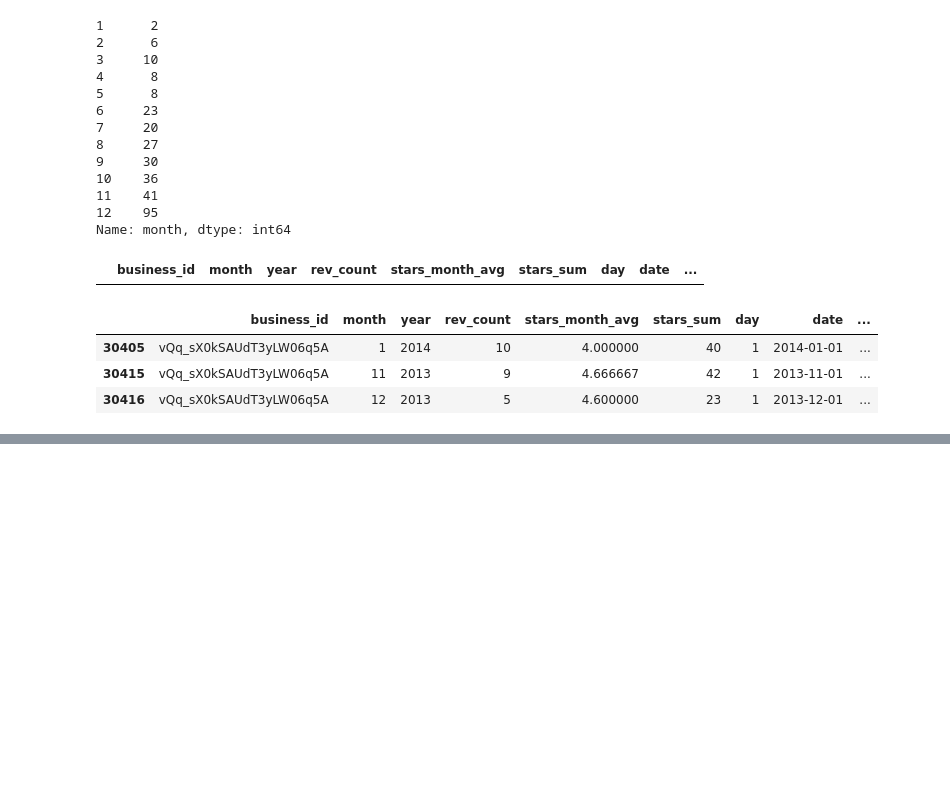
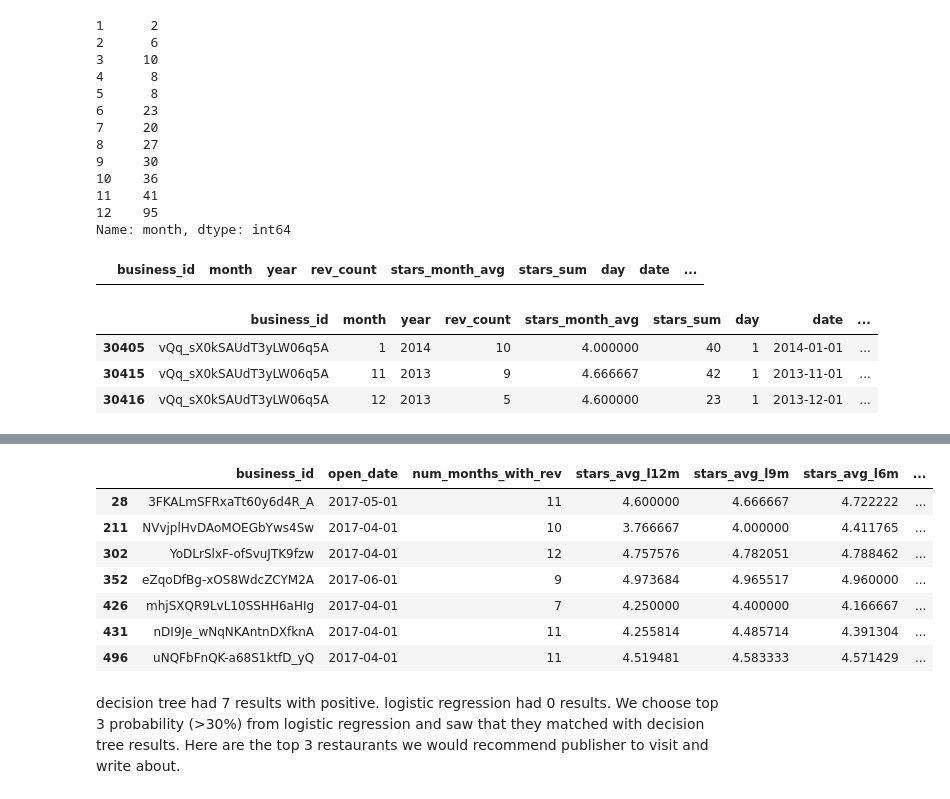
Before and after one commit to ChrisIck/DS101_Project, a Jupyter notebook: yelp_eda_prod.ipynb, the cells around one changed output, grey strips where cells are left out. Saved outputs shown, nothing was run; the diff lists cells and outputs as text; code cells hidden in the pictures; blank space fills up the shorter version.

```diff
--- a/yelp_eda_prod.ipynb
+++ b/yelp_eda_prod.ipynb
@@ -504,0 +830,8 @@ array([0.02782734, 0.08882804, 0.17711075, 0.13734051, 0.08560519,
+# %%
+# add features on final dataset above
+# get models trained
+# load results dataset
+# predict
+X_results_full = pd.read_csv('data_prepped_results.csv', index_col=0)
+X_results = X_results_full.drop(['open_date','business_id'],1)
+X_results.head()
@@ -504,0 +905,5 @@ array([0.02782734, 0.08882804, 0.17711075, 0.13734051, 0.08560519,
+# %%
+idx = np.argwhere(dt.predict(X_results) == 1)
+# %%
+X_list_dt = X_results_full.iloc[idx.T[0],:]
+AZrest[AZrest.business_id.isin(X_list_dt['business_id'])]
@@ -504,0 +919,13 @@ array([0.02782734, 0.08882804, 0.17711075, 0.13734051, 0.08560519,
+# %%
+X_results_full[X_results_full.business_id.isin(X_list_dt['business_id'])]
+# %% [output]
+|  | business_id | open_date | num_months_with_rev | stars_avg_l12m | stars_avg_l9m | stars_avg_l6m | ... |
+| 28 | 3FKALmSFRxaTt60y6d4R_A | 2017-05-01 | 11 | 4.600000 | 4.666667 | 4.722222 | ... |
+| 211 | NVvjplHvDAoMOEGbYws4Sw | 2017-04-01 | 10 | 3.766667 | 4.000000 | 4.411765 | ... |
+| 302 | YoDLrSlxF-ofSvuJTK9fzw | 2017-04-01 | 12 | 4.757576 | 4.782051 | 4.788462 | ... |
+| 352 | eZqoDfBg-xOS8WdcZCYM2A | 2017-06-01 | 9 | 4.973684 | 4.965517 | 4.960000 | ... |
+| 426 | mhjSXQR9LvL10SSHH6aHIg | 2017-04-01 | 7 | 4.250000 | 4.400000 | 4.166667 | ... |
+| 431 | nDI9Je_wNqNKAntnDXfknA | 2017-04-01 | 11 | 4.255814 | 4.485714 | 4.391304 | ... |
+| 496 | uNQFbFnQK-a68S1ktfD_yQ | 2017-04-01 | 11 | 4.519481 | 4.583333 | 4.571429 | ... |
+# %% [markdown]
+decision tree had 7 results with positive. logistic regression had 0 results. We choose top 3 probability (>30%) from logistic regression and saw that they matched with decision tree results. Here are the top 3 restaurants we would recommend publisher to visit and write about.
```
Also changed, not shown: parts of 57 cells of this notebook.
